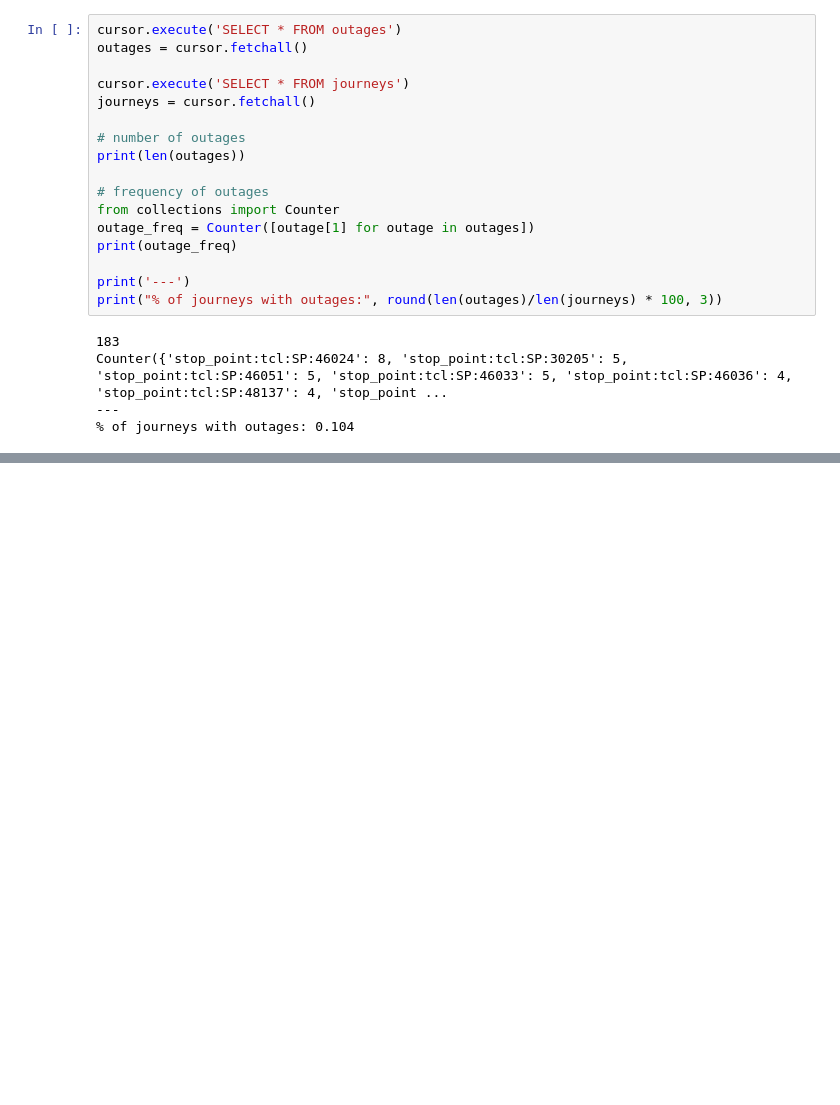
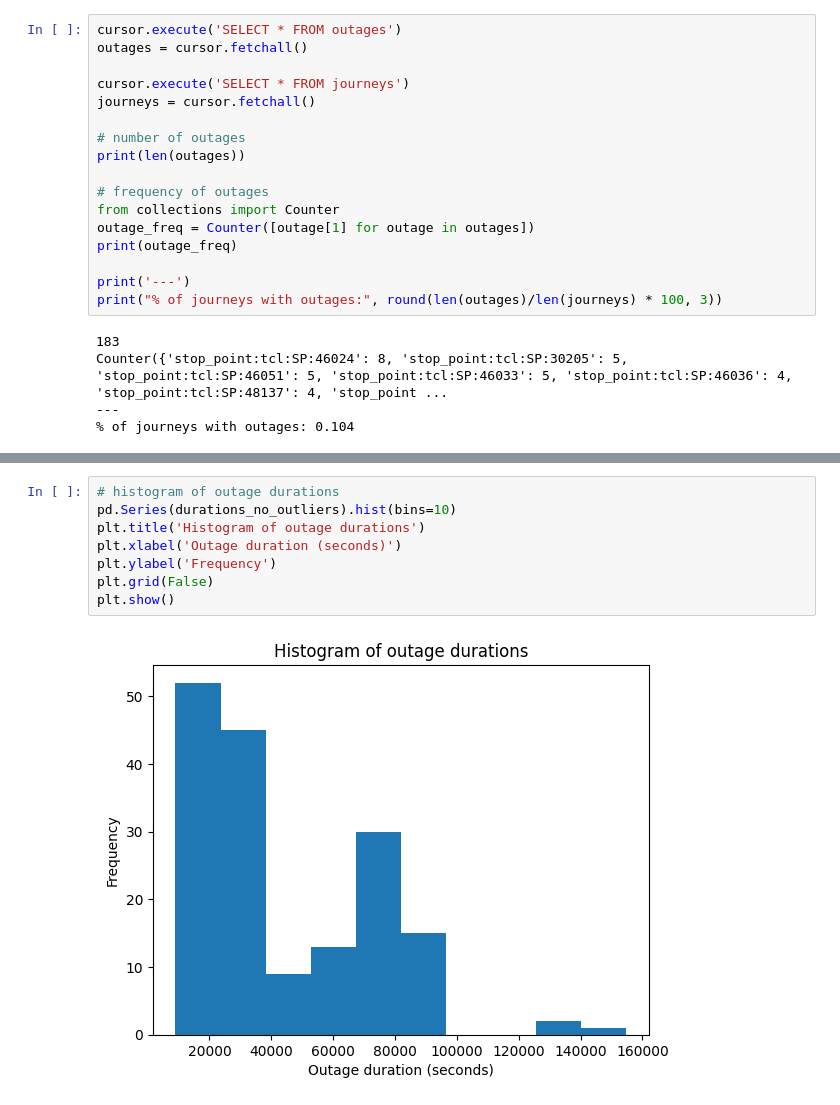
Before and after one commit to AldenCutler/LyonE24, a Jupyter notebook: random stats stuff/outages.ipynb, the cells around one changed output, grey strips where cells are left out. Cells and saved outputs as stored; diff of their text form; blank space fills up the shorter version.

```diff
--- a/random stats stuff/outages.ipynb
+++ b/random stats stuff/outages.ipynb
@@ -31,0 +99,10 @@ Counter({'stop_point:tcl:SP:46024': 8, 'stop_point:tcl:SP:30205': 5, 'stop_point
+# %%
+# histogram of outage durations
+pd.Series(durations_no_outliers).hist(bins=10)
+plt.title('Histogram of outage durations')
+plt.xlabel('Outage duration (seconds)')
+plt.ylabel('Frequency')
+plt.grid(False)
+plt.show()
+# %% [output]
+[figure, added]
```
Also changed, not shown: parts of 11 cells of this notebook, 9 other files.
